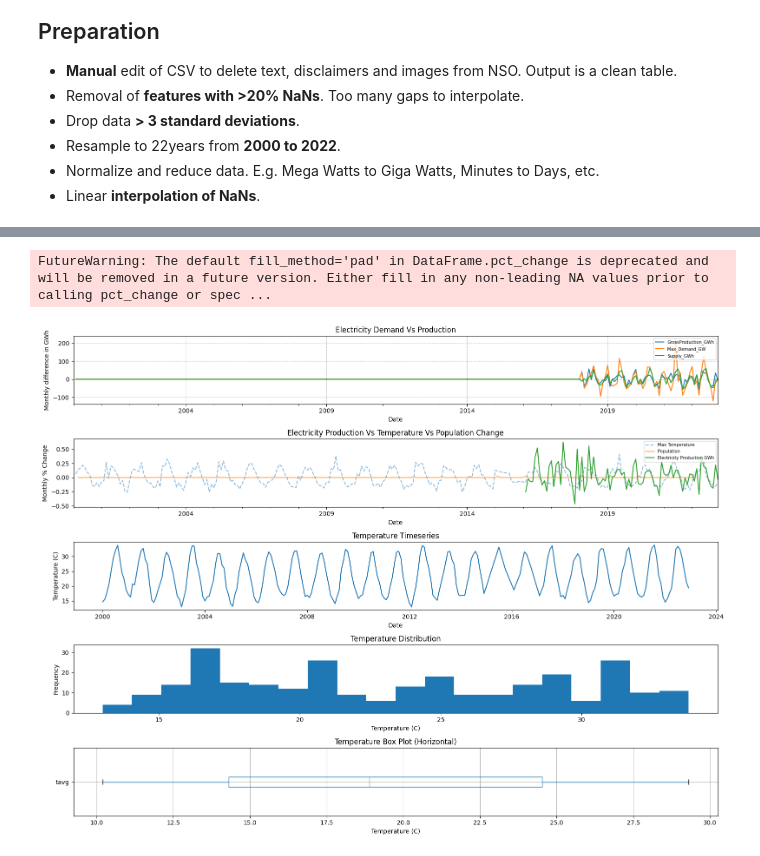
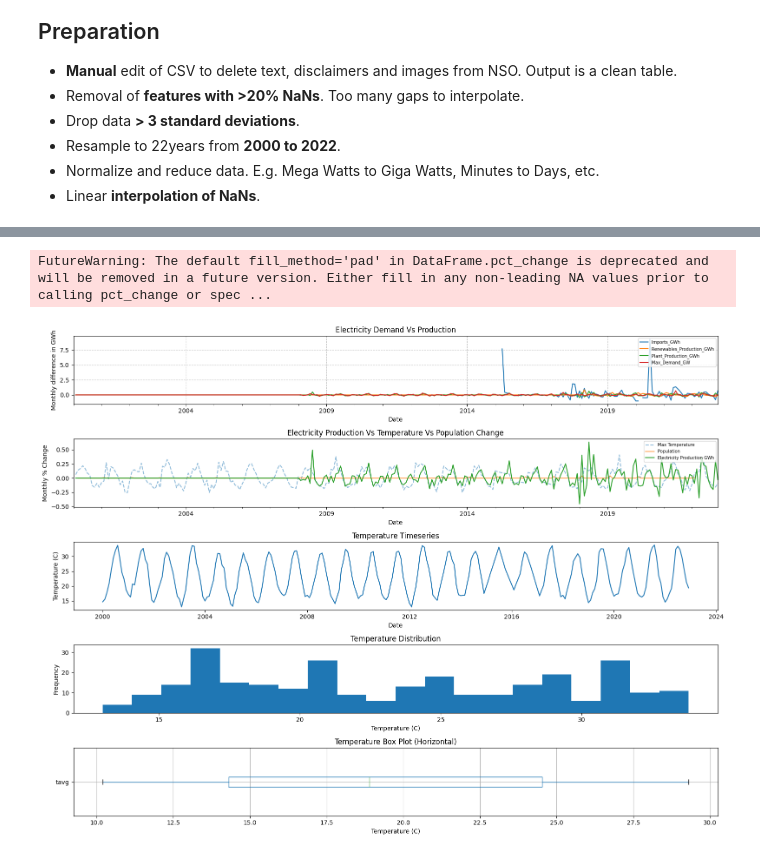
Before and after one commit to ATECO-malta/applied_ml_assignment, a Jupyter notebook: aml_ICS5110.ipynb, the cells around one changed output, grey strips where cells are left out. Saved outputs shown, nothing was run; the diff lists cells and outputs as text; code cells hidden in the pictures.

```diff
--- a/aml_ICS5110.ipynb
+++ b/aml_ICS5110.ipynb
@@ -148,17 +187,16 @@ pop_df = pop_df.T
 pop_df.columns = ["Population"]
 
 # Indexed on year only, resample to monthly. interpolate everything.
-pop_df.index = pd.to_datetime(pop_df.index, format='%Y')
-pop_df = pop_df.resample('M').mean()
+pop_df.index = pd.to_datetime(pop_df.index, format="%Y")
+pop_df = pop_df.resample("M").mean()
 pop_df = pop_df[(pop_df.index >= START_DATE) & (pop_df.index <= END_DATE)]
 
 # resample puts it on the last day of the month!
-pop_df.index = pop_df.index.to_period(
-    'M').to_timestamp('M') + pd.DateOffset(days=1)
+pop_df.index = pop_df.index.to_period("M").to_timestamp("M") + pd.DateOffset(days=1)
 
 # Population is missing the last months from the resample.
 all_data_df = pd.concat([all_data_df, pop_df], axis=1, ignore_index=False)
-all_data_df['Population'] = all_data_df['Population'].interpolate().ffill().bfill()
+all_data_df["Population"] = all_data_df["Population"].interpolate().ffill().bfill()
 
 all_data_df.tail(3)
 # %% [output]
@@ -174,14 +212,14 @@ import pandas as pd
 malta = Point(35.8992, 14.5141)
 temp_data_df = Monthly(malta, START_DATE, END_DATE)
 temp_data_df = temp_data_df.fetch()
-temp_data_df = temp_data_df[(temp_data_df.index >= START_DATE) & (
-    temp_data_df.index <= END_DATE)]
+temp_data_df = temp_data_df[
+    (temp_data_df.index >= START_DATE) & (temp_data_df.index <= END_DATE)
+]
 
-temp_data_df.index = pd.to_datetime(temp_data_df.index, format='%Y-%m-%d')
+temp_data_df.index = pd.to_datetime(temp_data_df.index, format="%Y-%m-%d")
 temp_data_df = temp_data_df.interpolate().bfill()
 
-all_data_df = pd.concat([all_data_df, temp_data_df],
-                        axis=1, ignore_index=False)
+all_data_df = pd.concat([all_data_df, temp_data_df], axis=1, ignore_index=False)
 
 all_data_df.tail(3)
 # %% [output]
@@ -203,46 +241,44 @@ all_data_df.sample(5)
 # %%
-prod_cols = ['GrossProduction_GWh', 'Max_Demand_GW', 'Supply_GWh']
-import_export_cols = ['Imports_GWh', 'Exports_GWh']
-renew_cols = ['Renewables_Production_GWh', 'Supply_GWh']
-temp_data = temp_data_df['tmax']
+prod_cols = [
+    "Imports_GWh",
+    "Renewables_Production_GWh",
+    "Plant_Production_GWh",
+    "Max_Demand_GW",
+]
+temp_data = temp_data_df["tmax"]
+fig, axes = plt.subplots(5, 1, figsize=(16, 12))
+all_data_df[prod_cols].pct_change().ffill().plot(kind="line", ax=axes[0])
+axes[0].set_xlabel("Date")
+axes[0].set_ylabel("Monthly difference in GWh")
+axes[0].grid(axis="both", linestyle="--", alpha=0.7)
+axes[0].set_title("Electricity Demand Vs Production")
+axes[0].legend(fontsize=7, loc="upper right")
+temp_data.pct_change().plot(
 
-fig, axes = plt.subplots(5, 1, figsize=(16, 12))
-
-all_data_df[prod_cols].diff().plot(kind='line', ax=axes[0])
-axes[0].set_xlabel('Date')
-axes[0].set_ylabel('Monthly difference in GWh')
-axes[0].grid(axis='both', linestyle='--', alpha=0.7)
-axes[0].set_title('Electricity Demand Vs Production')
-axes[0].legend(fontsize=7, loc='upper right')
-
-temp_data.pct_change().plot(
-    kind='line', ax=axes[1], linestyle='--', alpha=0.5, label="Max Temperature")
-pop_df.pct_change().plot(
-    kind='line', ax=axes[1], alpha=0.7, label="Population")
-electric_prod_df["GWH"].pct_change().plot(
-    kind='line', ax=axes[1], label="Electricity Production GWh")
-axes[1].set_xlabel('Date')
-axes[1].set_ylabel('Monthly % Change')
-axes[1].set_title('Electricity Production Vs Temperature Vs Population Change')
-axes[1].legend(fontsize=7, loc='upper right')
-
+    kind="line", ax=axes[1], linestyle="--", alpha=0.5, label="Max Temperature"
+)
+pop_df.pct_change().plot(kind="line", ax=axes[1], alpha=0.7, label="Population")
+all_data_df["Plant_Production_GWh"].pct_change().plot(
+    kind="line", ax=axes[1], label="Electricity Production GWh"
+)
+axes[1].set_xlabel("Date")
+axes[1].set_ylabel("Monthly % Change")
+axes[1].set_title("Electricity Production Vs Temperature Vs Population Change")
+axes[1].legend(fontsize=7, loc="upper right")
 axes[2].plot(temp_data)
-axes[2].set_ylabel('Temperature (C)')
-axes[2].set_xlabel('Date')
-axes[2].set_title('Temperature Timeseries')
-
+axes[2].set_ylabel("Temperature (C)")
+axes[2].set_xlabel("Date")
+axes[2].set_title("Temperature Timeseries")
 axes[3].hist(temp_data, bins=20)
-axes[3].set_xlabel('Temperature (C)')
-axes[3].set_ylabel('Frequency')
-axes[3].set_title('Temperature Distribution')
-
-all_data_df.boxplot(column='tavg', vert=False)
-axes[4].set_title('Temperature Box Plot (Horizontal)')
-axes[4].set_xlabel('Temperature (C)')
-
+axes[3].set_xlabel("Temperature (C)")
+axes[3].set_ylabel("Frequency")
+axes[3].set_title("Temperature Distribution")
+all_data_df.boxplot(column="tavg", vert=False)
+axes[4].set_title("Temperature Box Plot (Horizontal)")
+axes[4].set_xlabel("Temperature (C)")
 plt.tight_layout()
 plt.show()
 # %% [output]
 FutureWarning: The default fill_method='pad' in DataFrame.pct_change is deprecated and will be removed in a future version. Either fill in any non-leading NA values prior to calling pct_change or spec ...
-[figure, old version]
+[figure, new version]
 # %%
```
Also changed, not shown: parts of 9 cells of this notebook, 10 other files.
